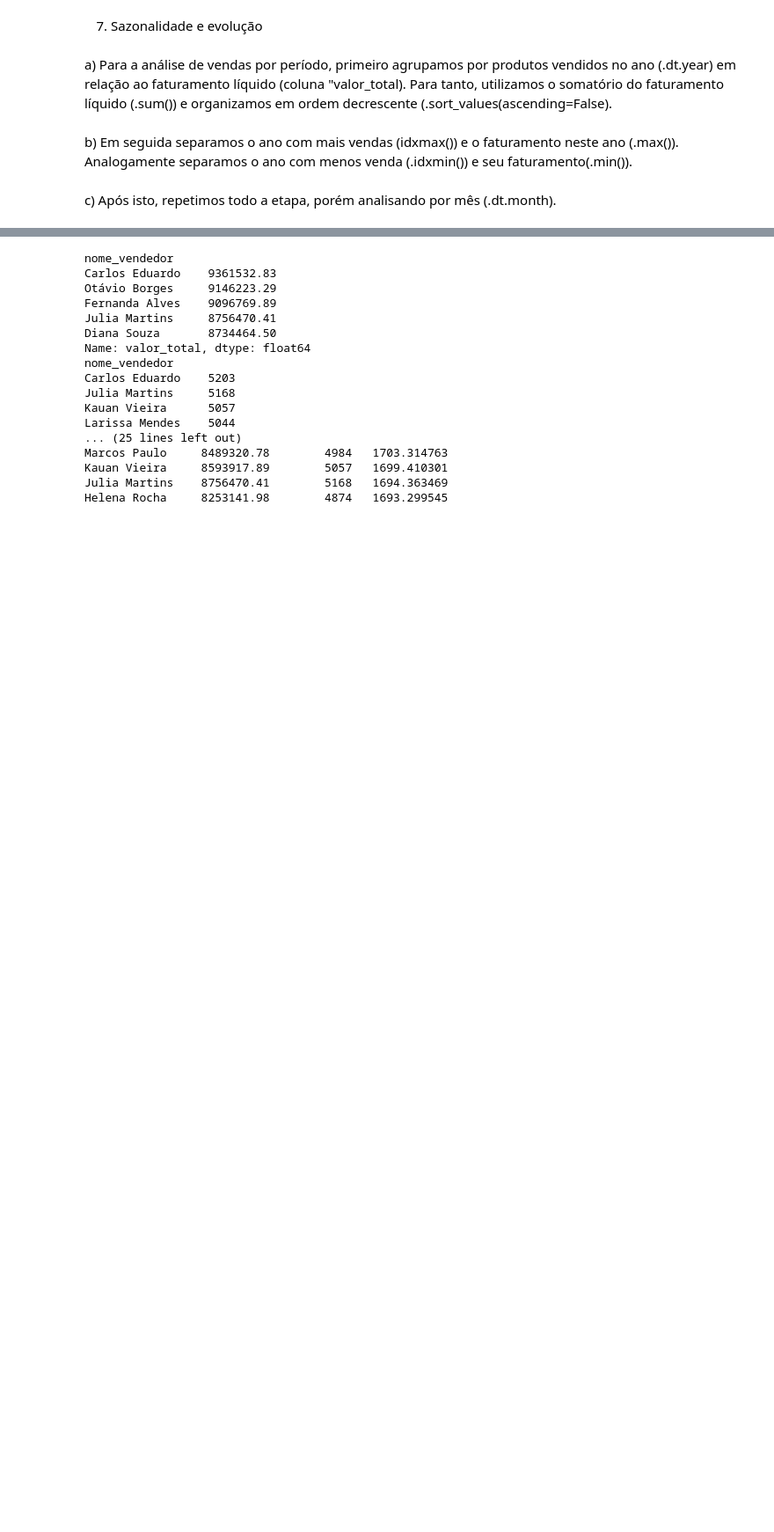
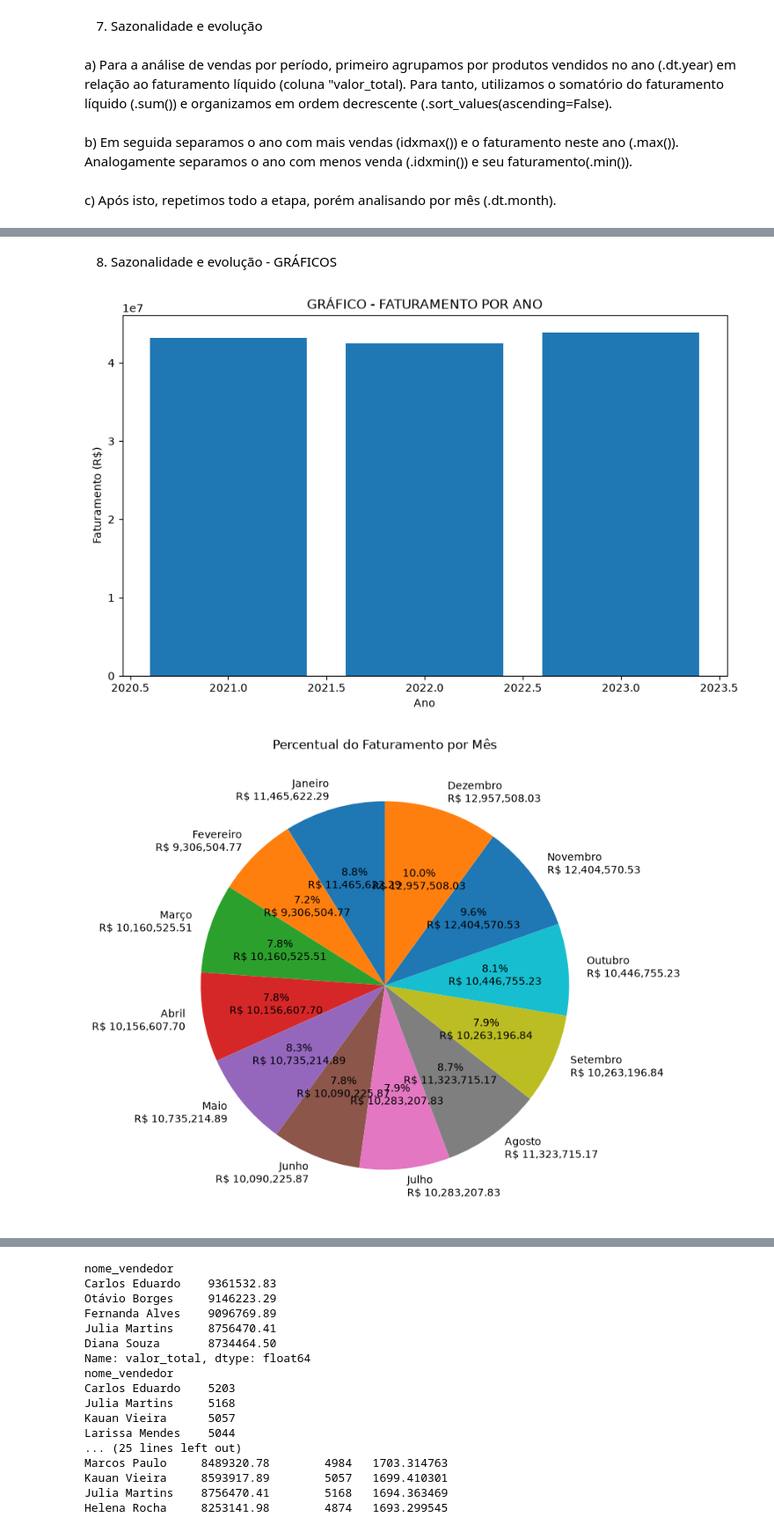
Before and after one commit to brunokisesenai/projeto_com_jupyter, a Jupyter notebook: projeto_final/Projeto_Final.ipynb, the cells around one changed output, grey strips where cells are left out. Shown at 88% size. Cells and saved outputs as stored; diff of their text form; code cells hidden in the pictures; blank space fills up the shorter version.

```diff
--- a/projeto_final/Projeto_Final.ipynb
+++ b/projeto_final/Projeto_Final.ipynb
@@ -219 +224,77 @@ O mês com menor faturamento de vendas foi o mês 2.0, com R$ 9306504.77.
+# %% [markdown]
+8. Sazonalidade e evolução - GRÁFICOS
+# %%
+vendas_por_ano = (
+    df_vendas.groupby(df_vendas["data_venda"].dt.year)["valor_total"]
+    .sum()
+    .sort_index()
+)
+
+vendas_por_ano.index = vendas_por_ano.index.astype(int)
+
+plt.figure(figsize=(10, 6))
+
+plt.bar(
+    vendas_por_ano.index.astype(int),
+    vendas_por_ano.values
+)
+
+plt.xlabel("Ano")
+plt.ylabel("Faturamento (R$)")
+plt.title("GRÁFICO - FATURAMENTO POR ANO")
+
+plt.show()
+
+
+# ==============================
+# FATURAMENTO POR MÊS
+# ==============================
+
+vendas_por_mes = (
+    df_vendas.groupby(df_vendas["data_venda"].dt.month)["valor_total"]
+    .sum()
+    .sort_index()
+)
+
+vendas_por_mes.index = vendas_por_mes.index.astype(int)
+
+# Nomes dos meses
+nomes_meses = [
+    "Janeiro", "Fevereiro", "Março", "Abril",
+    "Maio", "Junho", "Julho", "Agosto",
+    "Setembro", "Outubro", "Novembro", "Dezembro"
+]
+
+# Cria os rótulos com mês e faturamento
+rotulos = [
+    f"{nomes_meses[int(mes) - 1]}\nR$ {valor:,.2f}"
+    for mes, valor in zip(
+        vendas_por_mes.index,
+        vendas_por_mes.values
+    )
+]
+
+# Função para mostrar percentual e valor no gráfico
+def mostrar_valores(pct):
+    valor = pct / 100 * vendas_por_mes.sum()
+
+    return f"{pct:.1f}%\nR$ {valor:,.2f}"
+
+
+# Gráfico de pizza
+plt.figure(figsize=(12, 8))
+
+plt.pie(
+    vendas_por_mes.values,
+    labels=rotulos,
+    autopct=mostrar_valores,
+    startangle=90
+)
+
+plt.title("Percentual do Faturamento por Mês")
+
+plt.show()
+# %% [output]
+[figure, added]
+[figure, added]
 # %% [markdown]
```
Also changed, not shown: parts of 4 cells of this notebook.
